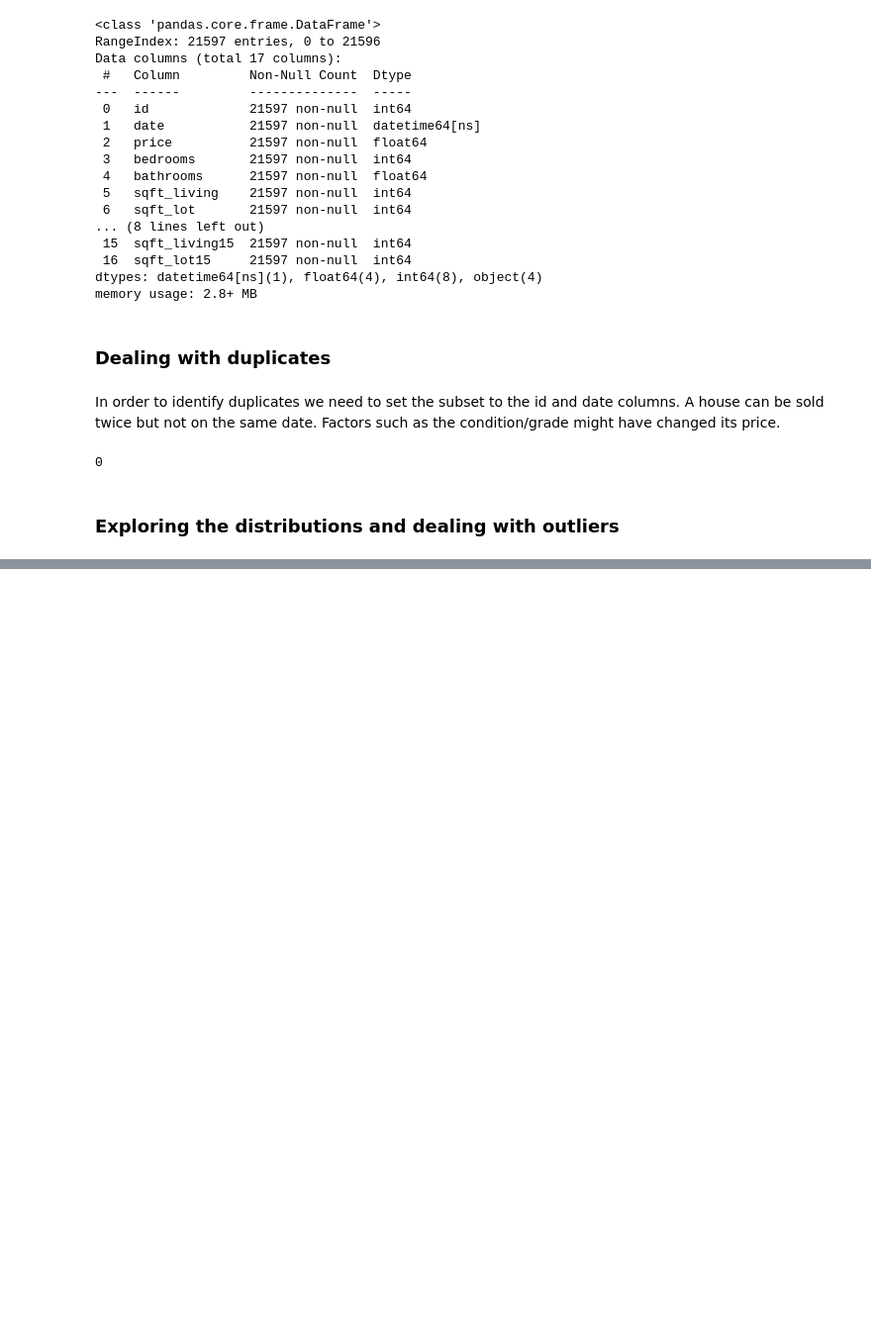
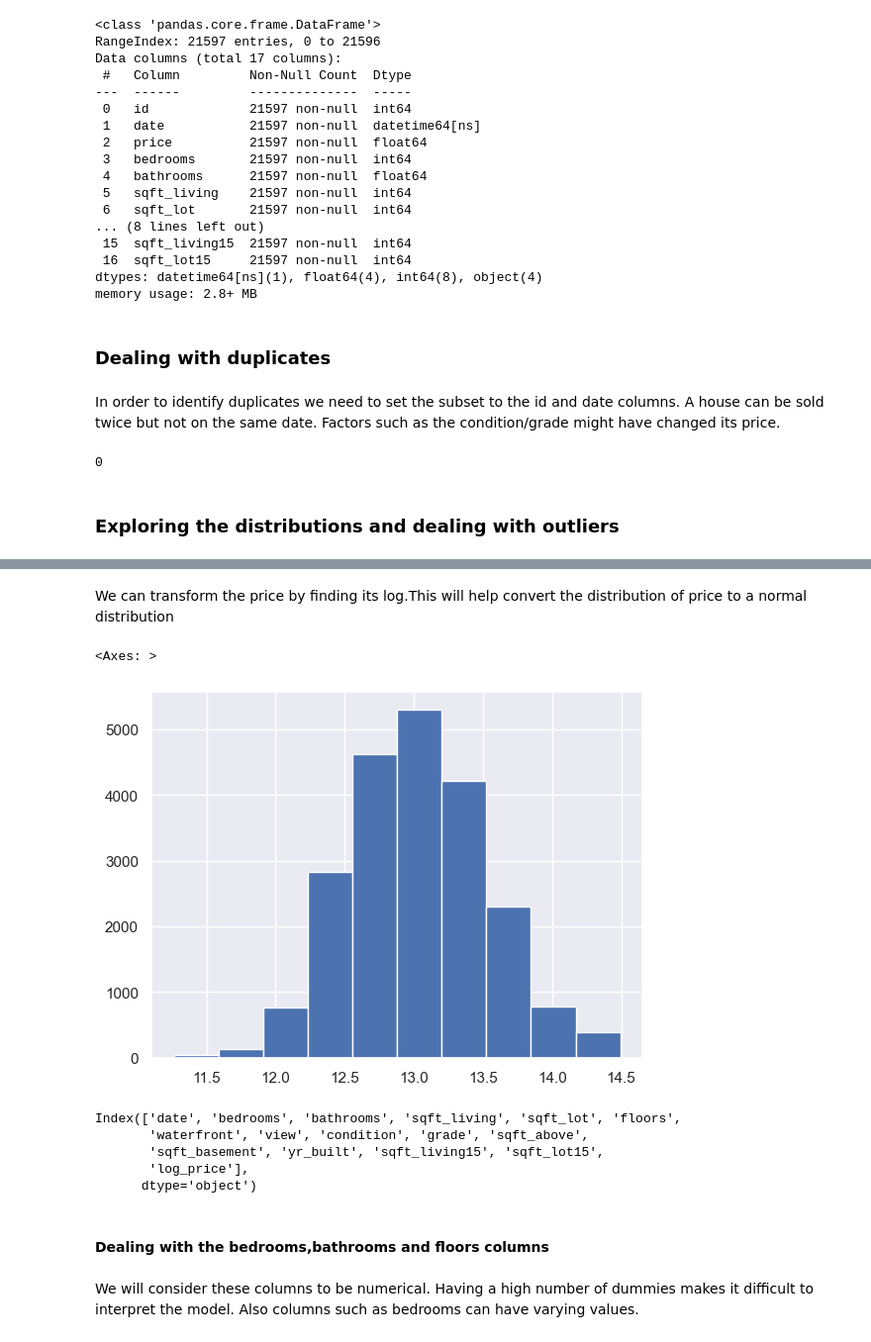
Before and after one commit to WilliamNdoni/linear-regression_phase2_proj, a Jupyter notebook: student.ipynb, the cells around one changed output, grey strips where cells are left out. Shown: that part at 99% size. Drawn from its saved outputs; the diff is of its cells as text; code cells hidden in the pictures; blank space fills up the shorter version.

```diff
--- a/student.ipynb
+++ b/student.ipynb
@@ -276,0 +329,23 @@ Most often non normality in the variables is associated with non normality in th
+# %% [markdown]
+We can transform the price by finding its log.This will help convert the distribution of price to a normal distribution
+# %%
+df_no_mv['log_price'] = np.log(df_no_mv['price'])
+## Viewing the distribution of price
+df_no_mv['log_price'].hist()
+# %% [output]
+<Axes: >
+[figure, added]
+# %%
+## Droping the price column
+df_no_mv.drop('price',axis = 1,inplace = True)
+df_no_mv.columns
+# %% [output]
+Index(['date', 'bedrooms', 'bathrooms', 'sqft_living', 'sqft_lot', 'floors',
+       'waterfront', 'view', 'condition', 'grade', 'sqft_above',
+       'sqft_basement', 'yr_built', 'sqft_living15', 'sqft_lot15',
+       'log_price'],
+      dtype='object')
+# %% [markdown]
+#### Dealing with the bedrooms,bathrooms and floors columns
+# %% [markdown]
+We will consider these columns to be numerical. Having a high number of dummies makes it difficult to interpret the model. Also columns such as bedrooms can have varying values.
```
Also changed, not shown: parts of 37 cells of this notebook.
